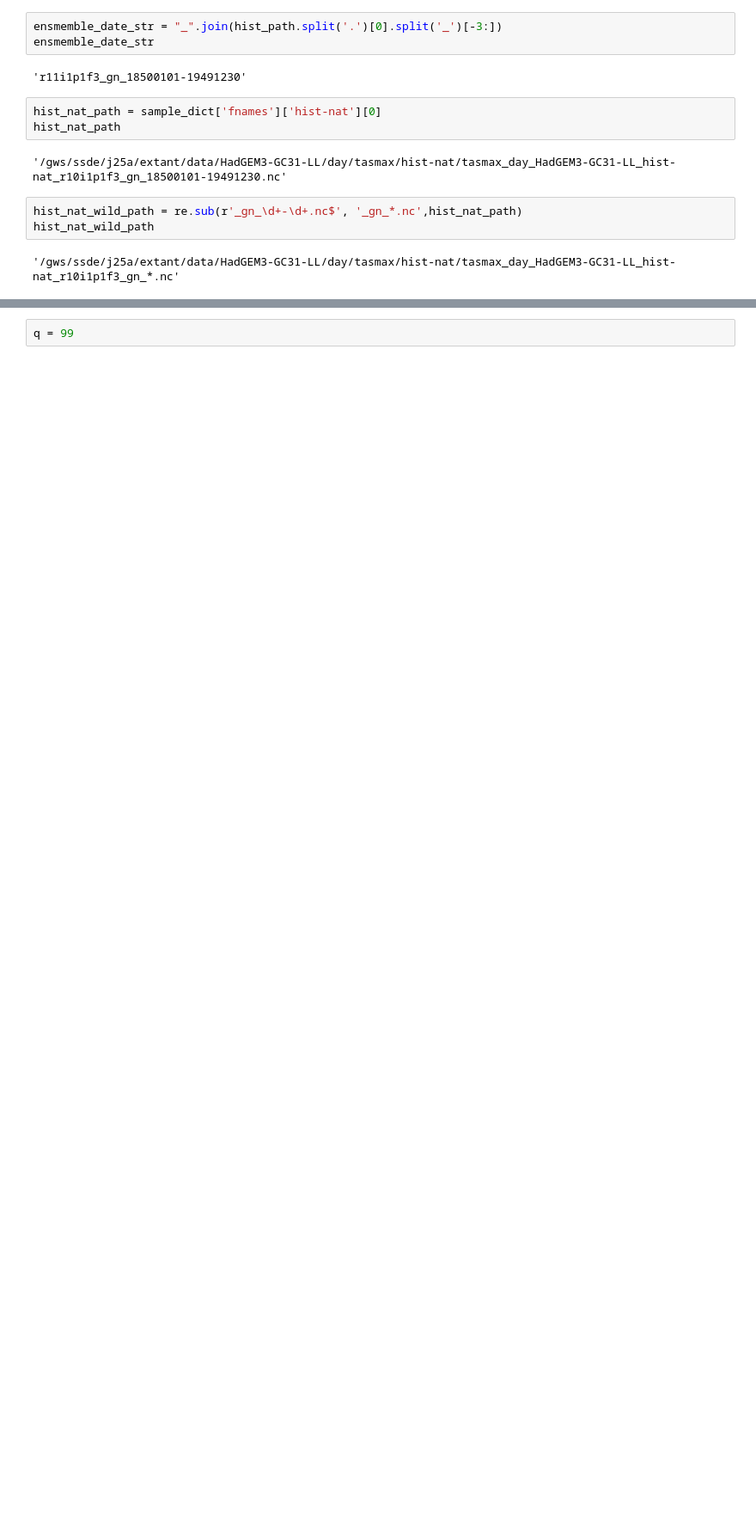
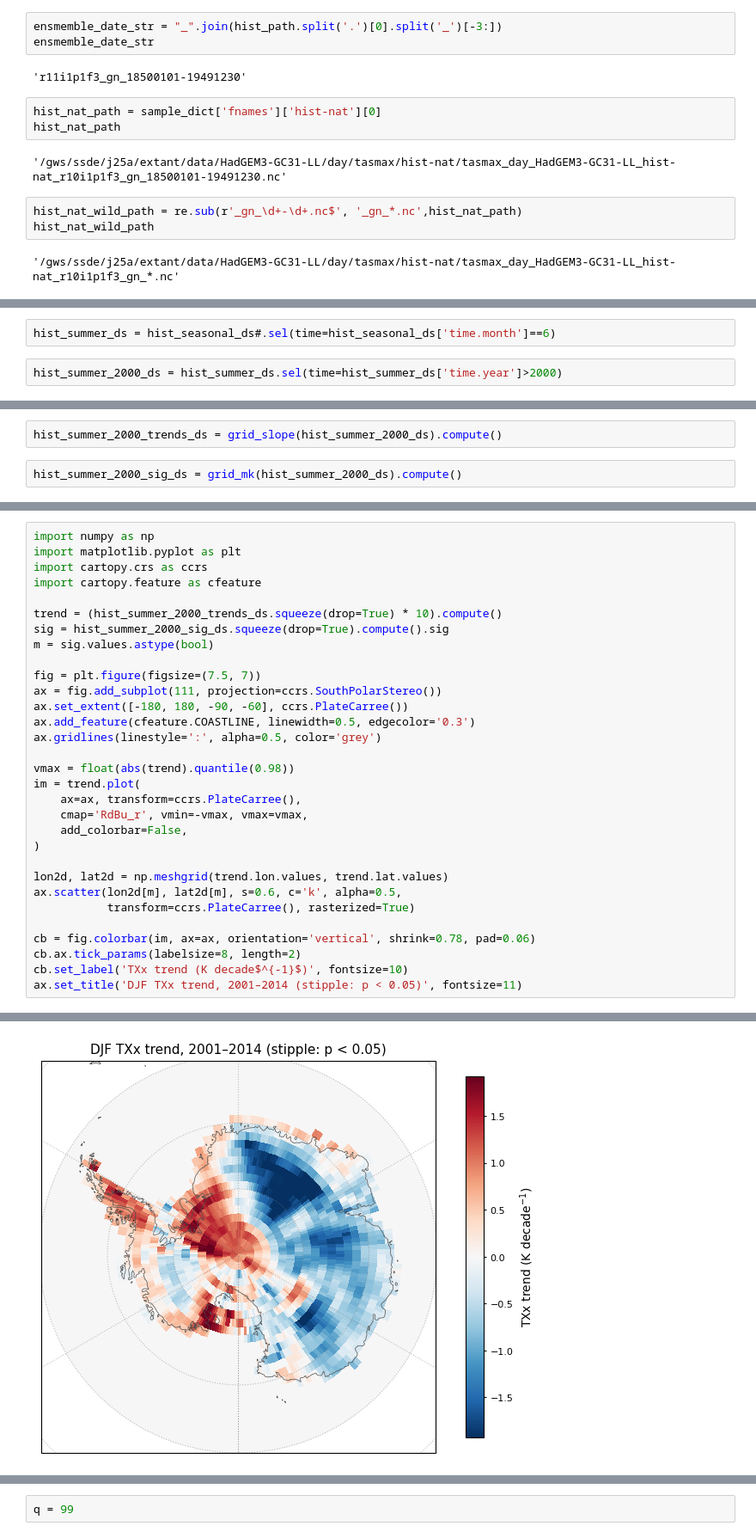
Before and after one commit to alexborowiak/ExtAnt-initial, a Jupyter notebook: draft_01.ipynb, the cells around one changed output, grey strips where cells are left out. Shown at 86% size. Drawn from its saved outputs; the diff is of its cells as text; blank space fills up the shorter version.

```diff
--- a/draft_01.ipynb
+++ b/draft_01.ipynb
@@ -318,0 +324,4 @@ nat_sorted = xr.apply_ufunc(
+# %%
+hist_summer_ds = hist_seasonal_ds#.sel(time=hist_seasonal_ds['time.month']==6)
+# %%
+hist_summer_2000_ds = hist_summer_ds.sel(time=hist_summer_ds['time.year']>2000)
@@ -318,0 +429,4 @@ nat_sorted = xr.apply_ufunc(
+# %%
+hist_summer_2000_trends_ds = grid_slope(hist_summer_2000_ds).compute()
+# %%
+hist_summer_2000_sig_ds = grid_mk(hist_summer_2000_ds).compute()
@@ -318,0 +449,32 @@ nat_sorted = xr.apply_ufunc(
+# %%
+import numpy as np
+import matplotlib.pyplot as plt
+import cartopy.crs as ccrs
+import cartopy.feature as cfeature
+
+trend = (hist_summer_2000_trends_ds.squeeze(drop=True) * 10).compute()
+sig = hist_summer_2000_sig_ds.squeeze(drop=True).compute().sig
+m = sig.values.astype(bool)
+
+fig = plt.figure(figsize=(7.5, 7))
+ax = fig.add_subplot(111, projection=ccrs.SouthPolarStereo())
+ax.set_extent([-180, 180, -90, -60], ccrs.PlateCarree())
+ax.add_feature(cfeature.COASTLINE, linewidth=0.5, edgecolor='0.3')
+ax.gridlines(linestyle=':', alpha=0.5, color='grey')
+
+vmax = float(abs(trend).quantile(0.98))
+im = trend.plot(
+    ax=ax, transform=ccrs.PlateCarree(),
+    cmap='RdBu_r', vmin=-vmax, vmax=vmax,
+    add_colorbar=False,
+)
+
+lon2d, lat2d = np.meshgrid(trend.lon.values, trend.lat.values)
+ax.scatter(lon2d[m], lat2d[m], s=0.6, c='k', alpha=0.5,
+           transform=ccrs.PlateCarree(), rasterized=True)
+
+cb = fig.colorbar(im, ax=ax, orientation='vertical', shrink=0.78, pad=0.06)
+cb.ax.tick_params(labelsize=8, length=2)
+cb.set_label('TXx trend (K decade$^{-1}$)', fontsize=10)
+ax.set_title('DJF TXx trend, 2001–2014 (stipple: p < 0.05)', fontsize=11)
+# %% [output]
@@ -318,0 +482 @@ nat_sorted = xr.apply_ufunc(
+[figure, added]
```
Also changed, not shown: parts of 53 cells of this notebook.
